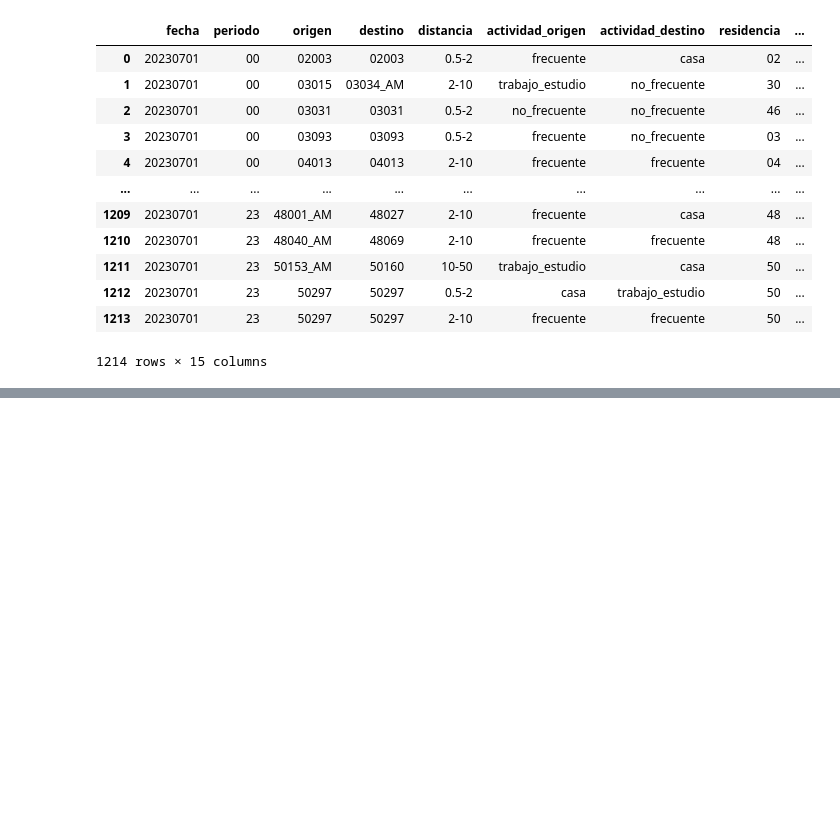
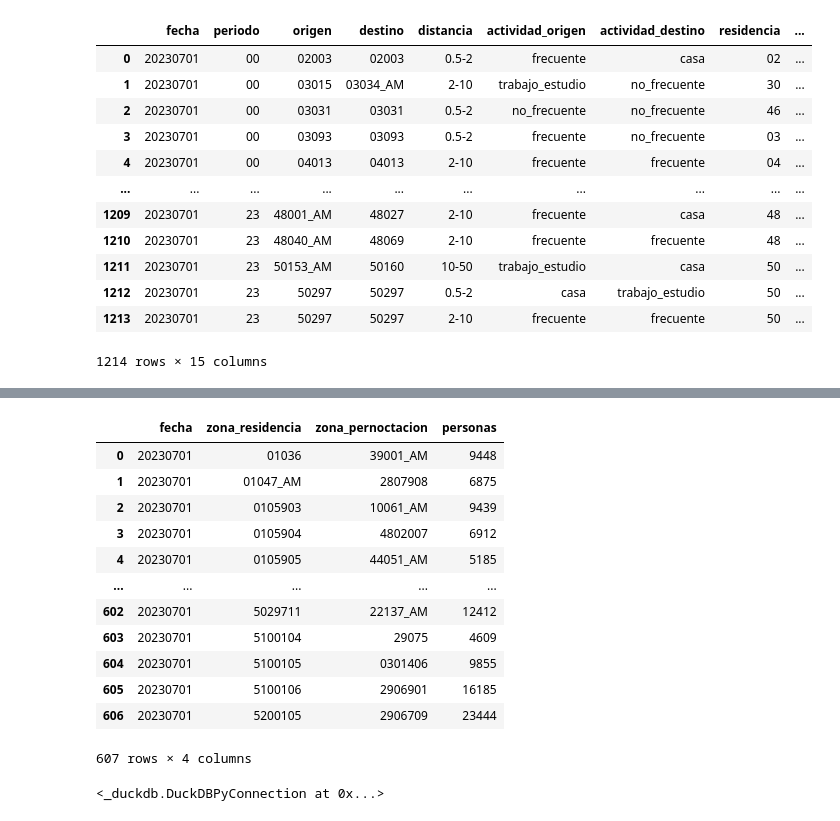
Before and after one commit to bgramaje/muceim-bigdata_project, a Jupyter notebook: notebook.ipynb, the cells around one changed output, grey strips where cells are left out. Drawn from its saved outputs; the diff is of its cells as text; code cells hidden in the pictures; blank space fills up the shorter version.

```diff
--- a/notebook.ipynb
+++ b/notebook.ipynb
@@ -225,0 +317,53 @@ SQL("""
+# %%
+# 20230701_Pernoctaciones_distritos.csv
+SQL("""
+    SELECT
+        * EXCLUDE (personas),
+        CAST(REPLACE(personas, '.', '') AS INTEGER) AS personas
+    FROM read_csv_auto(
+        'csvs/20230701_Pernoctaciones_distritos.csv',
+        delim = '|',
+        columns = {
+            'fecha': 'VARCHAR',
+            'zona_residencia': 'VARCHAR',
+            'zona_pernoctacion': 'VARCHAR',
+            'personas': 'VARCHAR'
+        }
+    ) AS cols
+    USING SAMPLE 0.1 % (BERNOULLI)
+""")
+# %% [output]
+|  | fecha | zona_residencia | zona_pernoctacion | personas |
+| 0 | 20230701 | 01036 | 39001_AM | 9448 |
+| 1 | 20230701 | 01047_AM | 2807908 | 6875 |
+| 2 | 20230701 | 0105903 | 10061_AM | 9439 |
+| 3 | 20230701 | 0105904 | 4802007 | 6912 |
+| 4 | 20230701 | 0105905 | 44051_AM | 5185 |
+| ... | ... | ... | ... | ... |
+| 602 | 20230701 | 5029711 | 22137_AM | 12412 |
+| 603 | 20230701 | 5100104 | 29075 | 4609 |
+| 604 | 20230701 | 5100105 | 0301406 | 9855 |
+| 605 | 20230701 | 5100106 | 2906901 | 16185 |
+| 606 | 20230701 | 5200105 | 2906709 | 23444 |
+607 rows × 4 columns
+# %%
+con.execute("""
+    COPY (
+        SELECT
+            * EXCLUDE (personas),
+            CAST(REPLACE(personas, '.', '') AS INTEGER) AS personas
+        FROM read_csv_auto(
+            'csvs/20230701_Pernoctaciones_distritos.csv',
+            delim = '|',
+            columns = {
+                'fecha': 'VARCHAR',
+                'zona_residencia': 'VARCHAR',
+                'zona_pernoctacion': 'VARCHAR',
+                'personas': 'VARCHAR'
+            }
+        ) AS cols
+        USING SAMPLE 0.1 % (BERNOULLI)
+    ) TO 'parquet/20230701_Pernoctaciones_distritos.parquet' (FORMAT PARQUET);
+""")
+# %% [output]
+<_duckdb.DuckDBPyConnection at 0x...>
```
Also changed, not shown: parts of 5 cells of this notebook, 3 other files.
